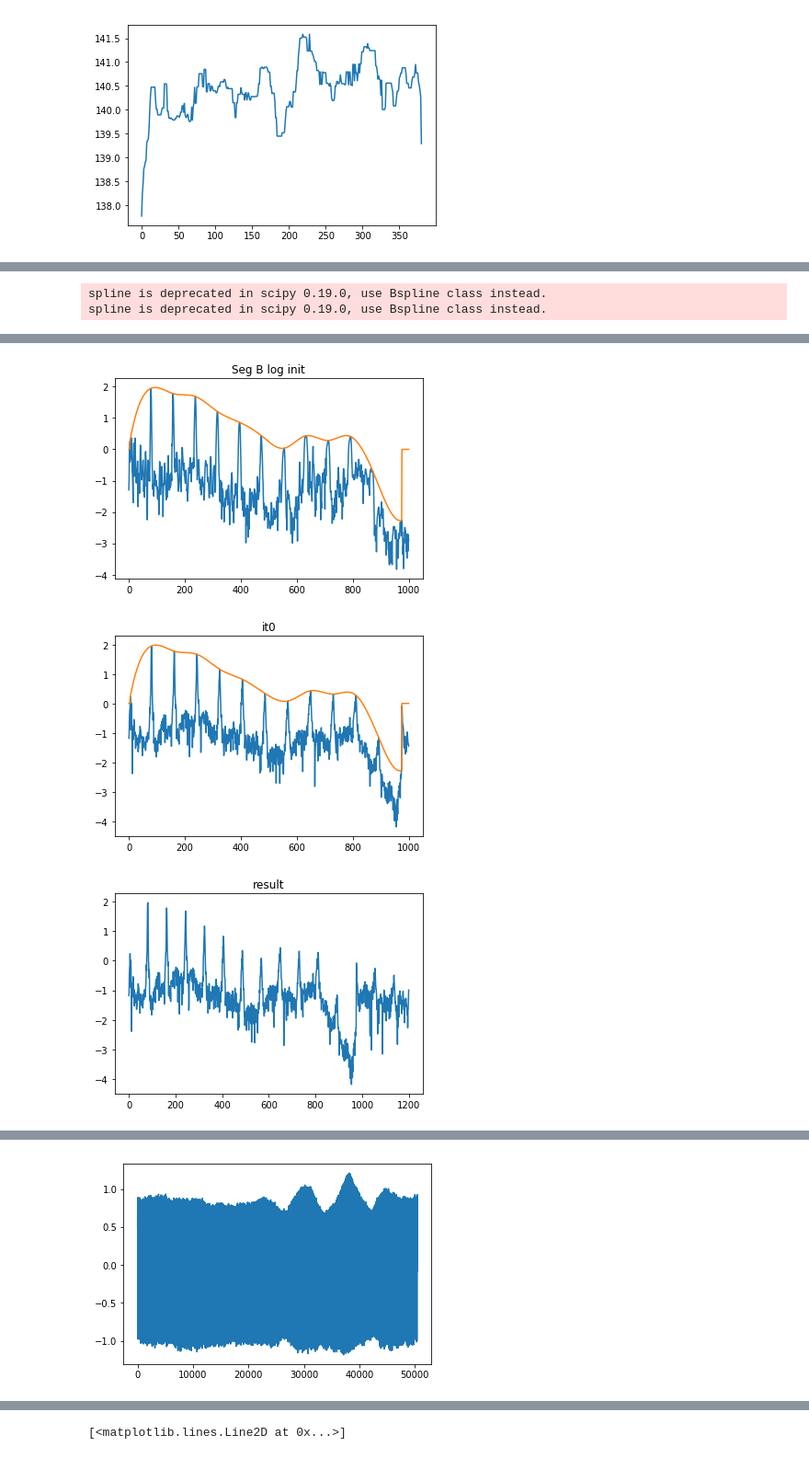
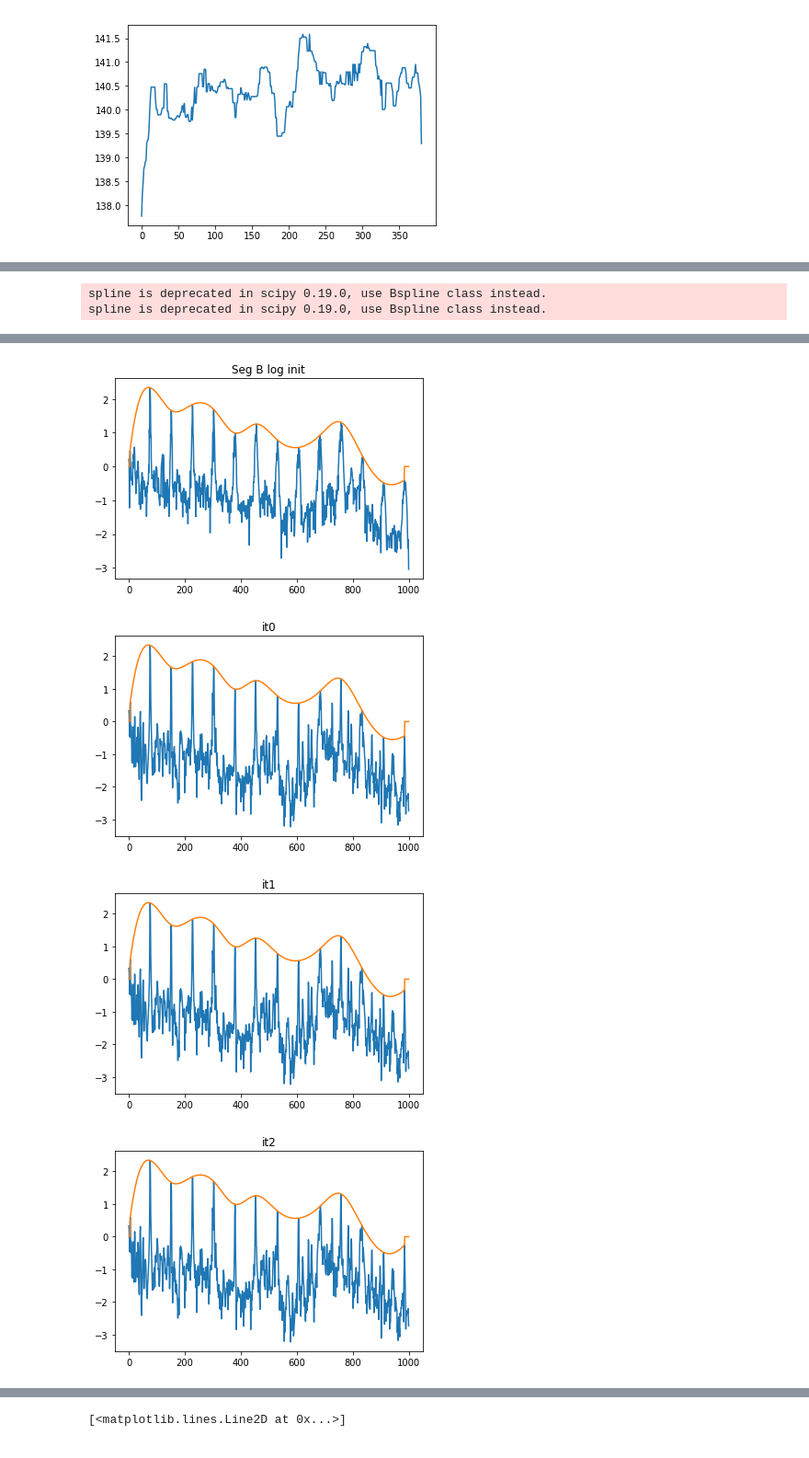
Before and after one commit to BeyondCloud/FUJI_Graphic_EQ, a Jupyter notebook: Iterative Formant Filtering.ipynb, the cells around one changed output, grey strips where cells are left out. Shown at 92% size. Saved outputs shown, nothing was run; the diff lists cells and outputs as text; code cells hidden in the pictures.

```diff
--- a/Iterative Formant Filtering.ipynb
+++ b/Iterative Formant Filtering.ipynb
@@ -31,7 +31,11 @@ def plot_power_spec(x,title='Fig',nfft=_NFFT_):
     plt.title(title)
     plt.plot(frq[:len(x)],x,'r')
     plt.show()
+def to_mono(wav):
+    return np.mean(wav,1)
 def getAmpPha(x):
+    if x.ndim != 1:
+        x = to_mono(x)
     X = librosa.stft(x,n_fft=_NFFT_,win_length = 8192, hop_length=HOP_LEN)
     absX = np.abs(X)
     phaX = X/absX
@@ -43,10 +47,10 @@ def get_peak_idx(seg_A,seg_B,distA=20,distB=20):
 #     seg_A[0] = max(seg_A)
 #     seg_B[0] = max(seg_B)
 
+#     dist = max(distA,distB)
     peaks_A, _ = find_peaks(seg_A, distance=distA)
 
-    #distance=distA: this is not bug, let peaks_B follow A's pitch have better result
-    peaks_B, _ = find_peaks(seg_B, distance=distA)
+    peaks_B, _ = find_peaks(seg_B, distance=distB)
 
     return peaks_A,peaks_B
 def getCurveLog(seg_A,seg_B,peaks_A,peaks_B):
@@ -56,8 +60,6 @@ def getCurveLog(seg_A,seg_B,peaks_A,peaks_B):
     #insert(_,where,value,_)
 #     peaks_A =  np.insert(peaks_A, 0, 0, axis=0)
 #     peaks_B =  np.insert(peaks_B, 0, 0, axis=0)
-
-
 #     c1 = scipy.interpolate.BSpline(peaks_A,seg_A[peaks_A],2)(range(freq_range))
 #     c2 = scipy.interpolate.BSpline(peaks_B,seg_B[peaks_B],2)(range(freq_range))
 #     c1 = scipy.interpolate.spline(peaks_A,seg_A[peaks_A],range(mirror_N,freq_range+mirror_N))
@@ -111,9 +113,18 @@ import scipy.io as sio
 DEBUG = True
 which_seg = 12
 
+
+def trim_peaks(peaks):
+    assert(len(peaks)>3)
+    return [peaks[0]]+peaks[1::2]
 def IFF(timbre_src,vowel_src,it= 2):
     T,fs = sf.read(timbre_src)
     V,fs = sf.read(vowel_src)
+    if T.ndim == 2:
+        T = to_mono(T)
+    if V.ndim == 2:
+        V = to_mono(V)
+
 
     absA,phaA = getAmpPha(T)
     absB,_ = getAmpPha(V)
@@ -134,9 +145,13 @@ def IFF(timbre_src,vowel_src,it= 2):
     f0V = scipy.signal.medfilt(f0V[10:-10],11)
     distB = int(np.mean(f0V)/(fs/_NFFT_))-5
 
+    print('dist A,B',distA,distB)
     peaks_A,peaks_B = get_peak_idx(seg_A_log,seg_B_log,distA,distB)
-    print('dist A,B',distA,distB)
+    print('A/B peaks',len(peaks_A),len(peaks_B))
 
+#     if len(peaks_A) > 20:
+#         peaks_A = trim_peaks(peaks_A)
+#         print(peaks_A)
 
     curve_,c1,c2 = getCurveLog(seg_A_log,seg_B_log,peaks_A,peaks_B)
     seg_A *=curve_
@@ -180,13 +195,15 @@ def IFF(timbre_src,vowel_src,it= 2):
 
     xx = librosa.istft(out*phaA,hop_length=HOP_LEN)
     xx = xx/(max(xx)-min(xx))*0.4
-    return xx
+    return xx,curve
 
-# xx = IFF('my_a.wav','e_01.wav',4)
-# xx = IFF('e_nagoya.wav','my_a.wav',3)
-# xx = IFF('e_nagoya.wav','my_a_410.wav',3)
+# xx = IFF('a_gliss.wav','e_01.wav',4)
+# xx = IFF('e_nagoya.wav','my_i.wav',3)
+# xx = IFF('my_a.wav','e_nagoya.wav',3)
 
-xx = IFF('e_nagoya.wav','iton_a.wav',1)
+xx,curve = IFF('iton_i_410.wav','my_a_410.wav',3)
+
+# xx = IFF('e_nagoya.wav','iton_a.wav',1)
 
 # xx = IFF('e_nagoya.wav','a_nagoya.wav',2)
 
@@ -203,3 +221,4 @@ spline is deprecated in scipy 0.19.0, use Bspline class instead.
-[figure, old version]
+[figure, new version]
-[figure, old version]
+[figure, new version]
-[figure, old version]
+[figure, new version]
+[figure, new version]
@@ -206,2 +226 @@ spline is deprecated in scipy 0.19.0, use Bspline class instead.
 [interactive output not drawn]
-[figure, old version]
```
Also changed, not shown: parts of 12 cells of this notebook, 1 other file.
